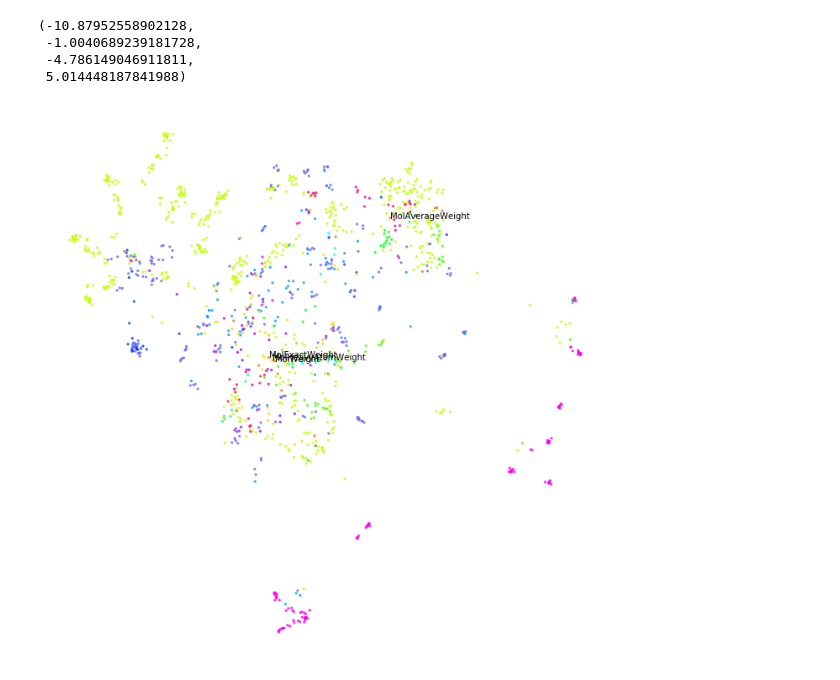
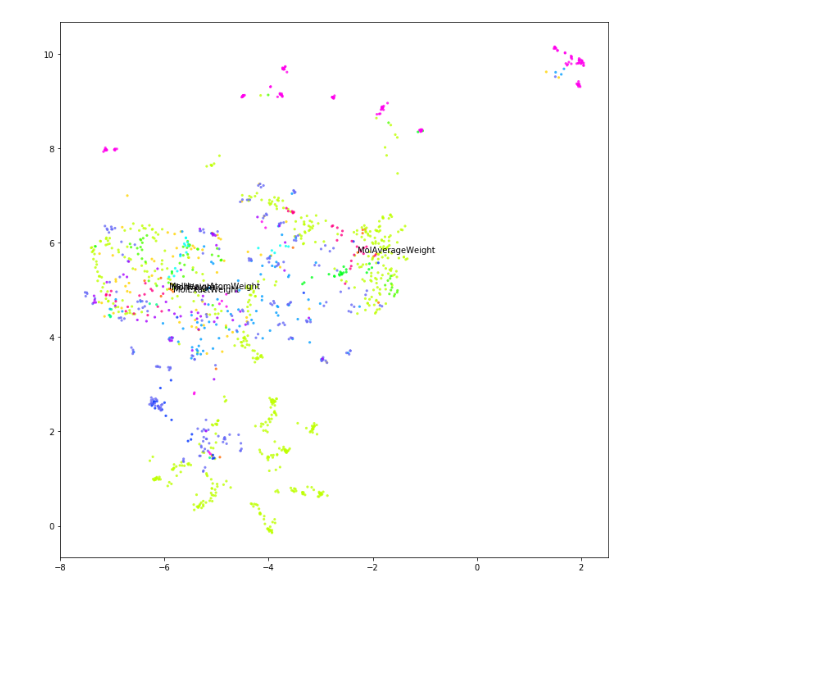
Before and after one commit to shenwanxiang/bidd-molmap, a Jupyter notebook: paper/molmap_exploration.ipynb, the cells around one changed output. Drawn from its saved outputs; the diff is of its cells as text; code cells hidden in the pictures; blank space fills up the shorter version.

Commit message:
add molmap exploration

```diff
--- a/paper/molmap_exploration.ipynb
+++ b/paper/molmap_exploration.ipynb
@@ -6,10 +7,6 @@ import pandas as pd
 # %%
 #select your feature to generate a molmap
-
 #flist = fext().bitsinfo.IDs.sample(12108).tolist()
 
 # init your molmap, your can define your feature by using flist, default all of features are used
-mp = molmap.MolMap(ftype = 'descriptor', flist = None, metric='cosine')
-
-# fit your molmap using umap, tsne or mds method
-#mp = mp.fit(method = 'umap', n_neighbors = 100, verbose = 2, random_state = 32) #n_neighbors value 50 for descriptor, 100 for fingerprint
+mp = molmap.MolMap(ftype = 'descriptor', fmap_type = 'grid', split_channels=False)
@@ -58,0 +13,2 @@ Sat Oct 12 15:30:24 2019 Finished embedding
+# %%
+mp.fit(method = 'umap', min_dist = 0.1, n_neighbors = 50)
@@ -59,28 +33,23 @@ Sat Oct 12 15:30:24 2019 Finished embedding
 # %%
 import matplotlib.pyplot as plt
 %matplotlib inline
+
+embedding = mp.embedded.embedding_
 plt.figure(figsize=(12,12))
 plt.scatter(embedding[:, 0], embedding[:, 1],
-            c=mp.extract.bitsinfo.set_index('IDs').loc[D.index].colors.tolist(),
+            c=mp.extract.bitsinfo.set_index('IDs').loc[mp.flist].colors.tolist(),
             edgecolor='none',
             alpha=0.80,
             s=10)
 
 
 import pandas as pd
-df = pd.DataFrame(embedding, index = idx, columns = ['x', 'y'])
-bad = mp.dist_matrix.index[:4].tolist()
-df1 = df.loc[bad]
-
+df = pd.DataFrame(embedding, index = mp.flist, columns = ['x', 'y'])
+test = ['MolWeight', 'MolExactWeight', 'MolAverageWeight', 'MolHeavyAtomWeight']
+df1 = df.loc[test]
 for i in range(len(df1)):
     ts = df1.iloc[i]
-
     plt.text(ts.x,ts.y,ts.name)
-
-plt.axis('off')
+#plt.axis('off')
 # %% [output]
-(-10.87952558902128,
- -1.0040689239181728,
- -4.786149046911811,
- 5.014448187841988)
-[figure, old version]
+[figure, new version]
```
Also changed, not shown: parts of 11 cells of this notebook.
